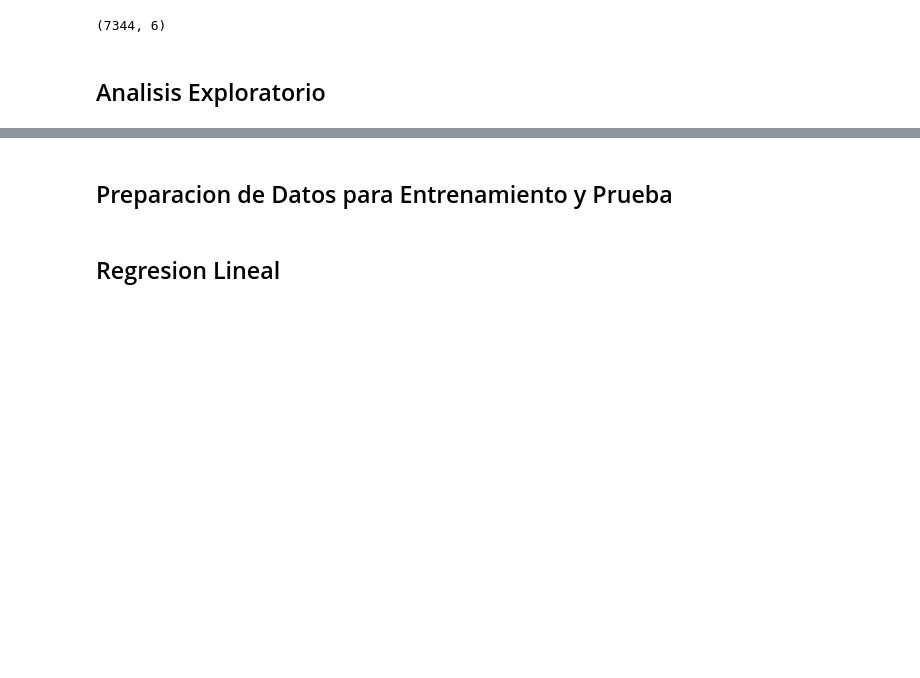
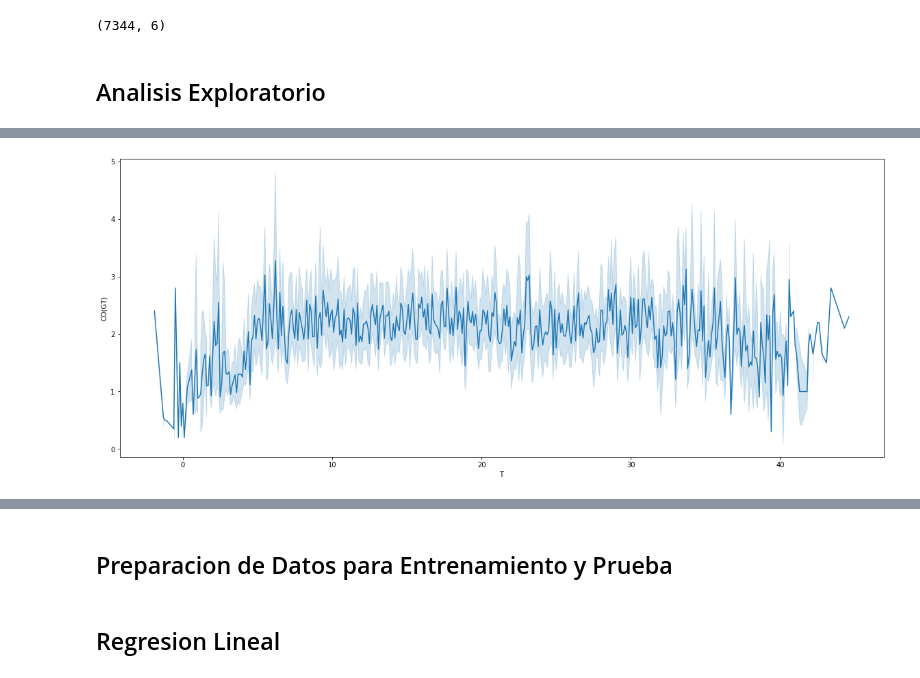
Before and after one commit to Axel9994/Prediccion-de-Dioxido-de-Carbono-en-Aire, a Jupyter notebook: Prediccion de Dioxido de Carbono en Aire.ipynb, the cells around one changed output, grey strips where cells are left out. Cells and saved outputs as stored; diff of their text form; code cells hidden in the pictures; blank space fills up the shorter version.

```diff
--- a/Prediccion de Dioxido de Carbono en Aire.ipynb
+++ b/Prediccion de Dioxido de Carbono en Aire.ipynb
@@ -142,0 +153,6 @@ air_quality.shape
+# %%
+plt.figure(figsize = (20,8))
+sns.lineplot(x='T', y='CO(GT)', data=air_quality)
+plt.show()
+# %% [output]
+[figure, added]
```
Also changed, not shown: parts of 29 cells of this notebook, 1 other file.
